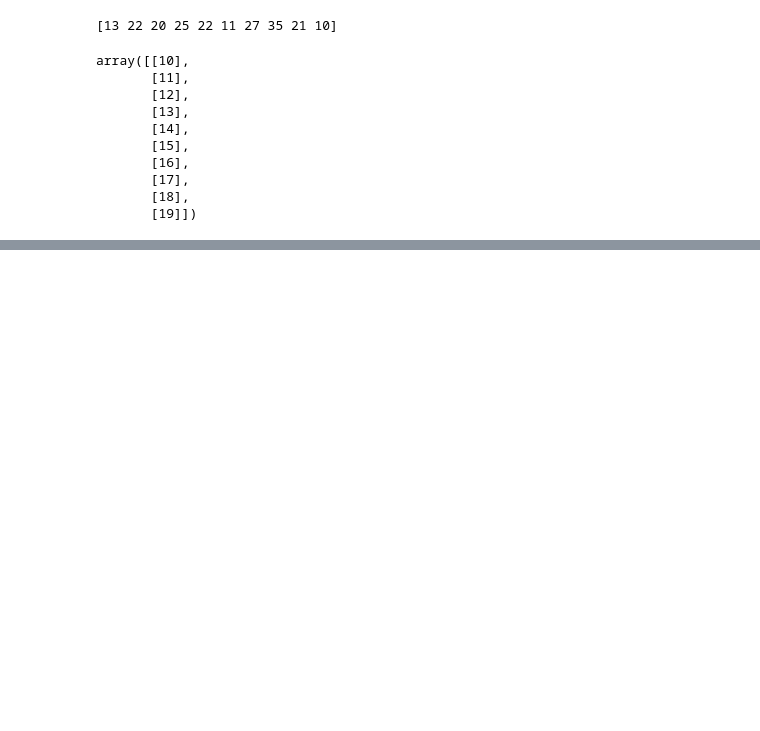
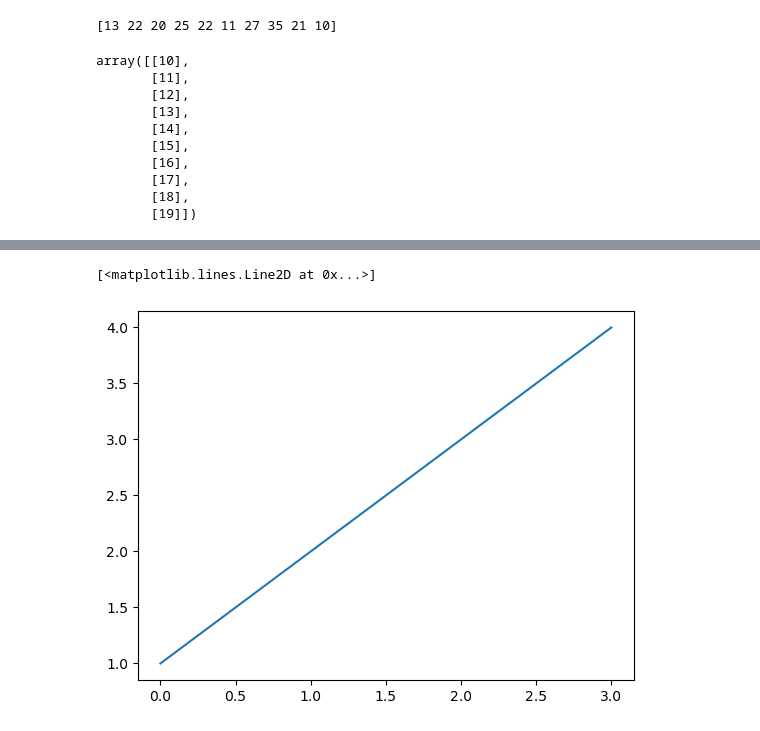
Before and after one commit to amruthathalla/DataScience_AI, a Jupyter notebook: numpy.ipynb, the cells around one changed output, grey strips where cells are left out. Cells and saved outputs as stored; diff of their text form; code cells hidden in the pictures; blank space fills up the shorter version.

```diff
--- a/numpy.ipynb
+++ b/numpy.ipynb
@@ -224,0 +489,5 @@ array([[10],
+# %%
+plt.plot([1,2,3,4])
+# %% [output]
+[<matplotlib.lines.Line2D at 0x...>]
+[figure, added]
```
Also changed, not shown: parts of 45 cells of this notebook, 7 other files.
